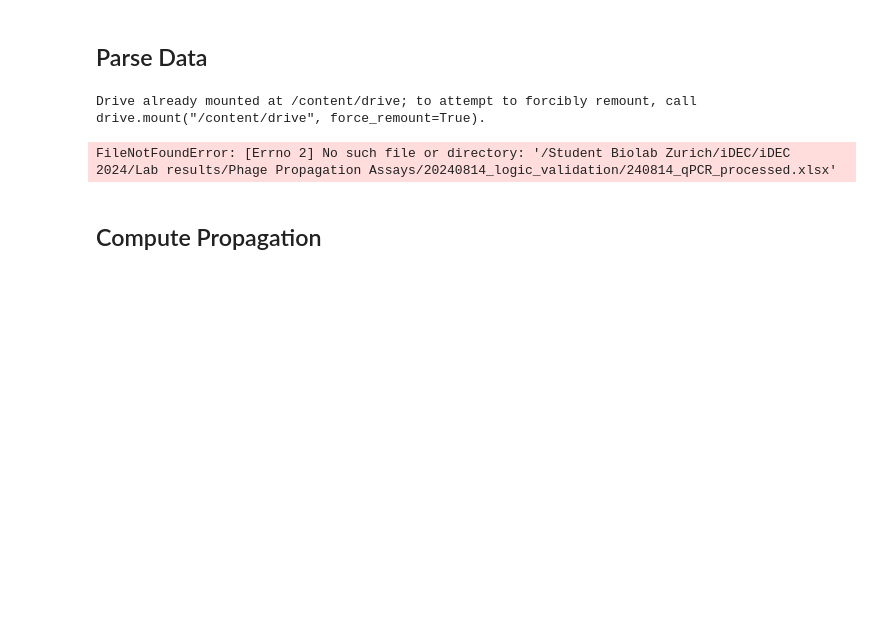
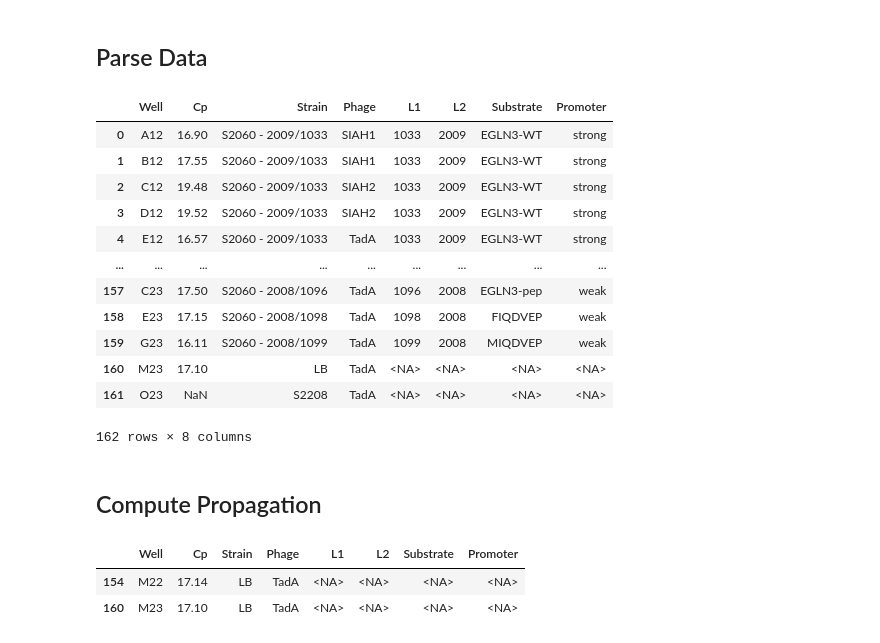
Before and after one commit to Student-Biolab-Zurich/idec2024-data-analysis, a Jupyter notebook: 20240814_logic_validation/20240813_analysis.ipynb, the cells around one changed output. Cells and saved outputs as stored; diff of their text form; code cells hidden in the pictures; blank space fills up the shorter version.

```diff
--- a/20240814_logic_validation/20240813_analysis.ipynb
+++ b/20240814_logic_validation/20240813_analysis.ipynb
@@ -13,24 +13,31 @@ def bars(df, **kwargs):
     return ax
 # %%
 import pandas as pd
-from google.colab import drive
-drive.mount('/content/drive')
+from pathlib import Path
 
-from pathlib import Path
-DRIVE_FOLDER = Path('/content/drive/Shared drives/Student Biolab Zurich/iDEC/iDEC 2024/Lab results/Phage Propagation Assays/20240814_logic_validation/')
-
-d = pd.read_excel(DRIVE_FOLDER / '240814_qPCR_processed.xlsx')[['Well', 'Cp', 'Strain', 'Phage']]
+d = pd.read_excel('240814_qPCR_processed.xlsx')[['Well', 'Cp', 'Strain', 'Phage']]
 d['L1'] = d.Strain.map(lambda x: x.split('/')[-1].strip() if '/' in x else pd.NA)
 d['L2'] = d.Strain.map(lambda x: x.split('/')[0].split(' - ')[-1] if '/' in x else pd.NA)
 d['Phage'] = d.Phage.str.strip()
 d['Strain'] = d.Strain.str.strip()
 d = d[d.Phage != '-']
 l1_degron = {'1102': 'FIADWEP', '1076': 'EGLN3-WT', '1098': 'FIQDVEP', '1099': 'MIQDVEP', '1033': 'EGLN3-WT', '1035': 'a-syn', '1081': 'a-syn', '1096': 'EGLN3-pep' }
 l1_promoter = {l1: 'strong' if l1 in {'1031', '1033', '1035'} else 'weak' for l1 in l1_degron.keys()}
 d['Substrate'] = d.L1.map(lambda x: l1_degron.get(x, pd.NA))
 d['Promoter'] = d.L1.map(lambda x: l1_promoter.get(x, pd.NA))
 d
 # %% [output]
+|  | Well | Cp | Strain | Phage | L1 | L2 | Substrate | Promoter |
+| 0 | A12 | 16.90 | S2060 - 2009/1033 | SIAH1 | 1033 | 2009 | EGLN3-WT | strong |
+| 1 | B12 | 17.55 | S2060 - 2009/1033 | SIAH1 | 1033 | 2009 | EGLN3-WT | strong |
+| 2 | C12 | 19.48 | S2060 - 2009/1033 | SIAH2 | 1033 | 2009 | EGLN3-WT | strong |
+| 3 | D12 | 19.52 | S2060 - 2009/1033 | SIAH2 | 1033 | 2009 | EGLN3-WT | strong |
+| 4 | E12 | 16.57 | S2060 - 2009/1033 | TadA | 1033 | 2009 | EGLN3-WT | strong |
+| ... | ... | ... | ... | ... | ... | ... | ... | ... |
+| 157 | C23 | 17.50 | S2060 - 2008/1096 | TadA | 1096 | 2008 | EGLN3-pep | weak |
+| 158 | E23 | 17.15 | S2060 - 2008/1098 | TadA | 1098 | 2008 | FIQDVEP | weak |
+| 159 | G23 | 16.11 | S2060 - 2008/1099 | TadA | 1099 | 2008 | MIQDVEP | weak |
+| 160 | M23 | 17.10 | LB | TadA | <NA> | <NA> | <NA> | <NA> |
+| 161 | O23 | NaN | S2208 | TadA | <NA> | <NA> | <NA> | <NA> |
-Drive already mounted at /content/drive; to attempt to forcibly remount, call drive.mount("/content/drive", force_remount=True).
+162 rows × 8 columns
-FileNotFoundError: [Errno 2] No such file or directory: '/Student Biolab Zurich/iDEC/iDEC 2024/Lab results/Phage Propagation Assays/20240814_logic_validation/240814_qPCR_processed.xlsx'
 # %%
@@ -39,6 +46,10 @@ d.to_excel(DRIVE_FOLDER / '240814_qPCR_processed.xlsx', index=False)
 ## Compute Propagation
 # %%
 d[(d.Strain == 'LB') & (d.Cp < 20)]
+# %% [output]
+|  | Well | Cp | Strain | Phage | L1 | L2 | Substrate | Promoter |
+| 154 | M22 | 17.14 | LB | TadA | <NA> | <NA> | <NA> | <NA> |
+| 160 | M23 | 17.10 | LB | TadA | <NA> | <NA> | <NA> | <NA> |
 # %%
 import seaborn as sns
 
```
Also changed, not shown: parts of 9 cells of this notebook, 24 other files.
